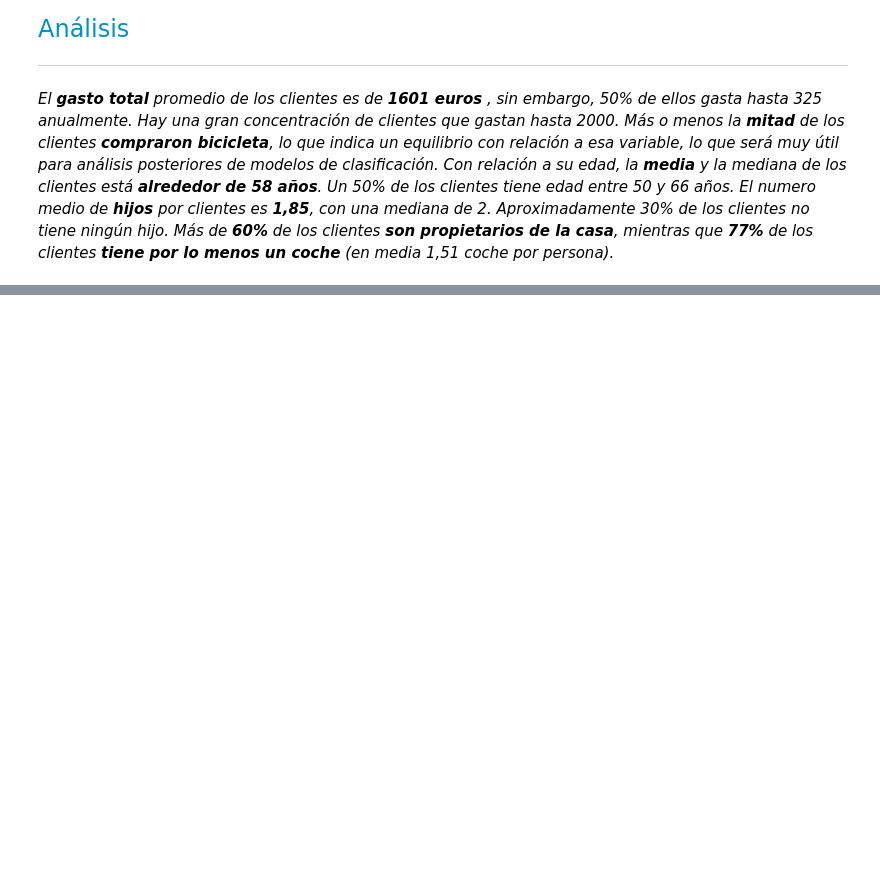
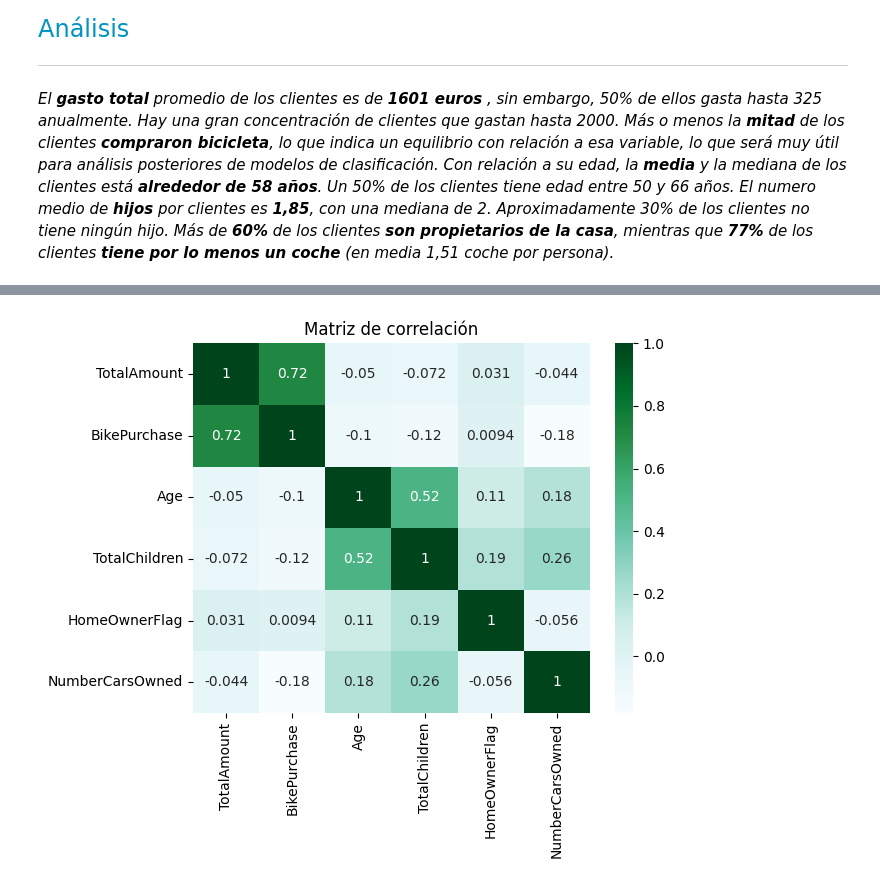
Before and after one commit to anapaccasilva/AdventureWorks, a Jupyter notebook: EDA_AdventureWorks.ipynb, the cells around one changed output, grey strips where cells are left out. Cells and saved outputs as stored; diff of their text form; code cells hidden in the pictures; blank space fills up the shorter version.

```diff
--- a/EDA_AdventureWorks.ipynb
+++ b/EDA_AdventureWorks.ipynb
@@ -551,0 +565,15 @@ histograma(customersPurchases, "NumberCarsOwned", "Número de coches que posee (
+# %%
+import seaborn as sns
+
+#crea mapa de calor
+sns.heatmap(customersPurchases.corr(),
+            cmap="BuGn",
+            annot=True)
+
+#agrega título y guarda la figura
+titulo = "Matriz de correlación"
+plt.title(titulo)
+plt.savefig(titulo + '.png', bbox_inches="tight")
+plt.show()
+# %% [output]
+[figure, added]
```
Also changed, not shown: parts of 2 cells of this notebook.
